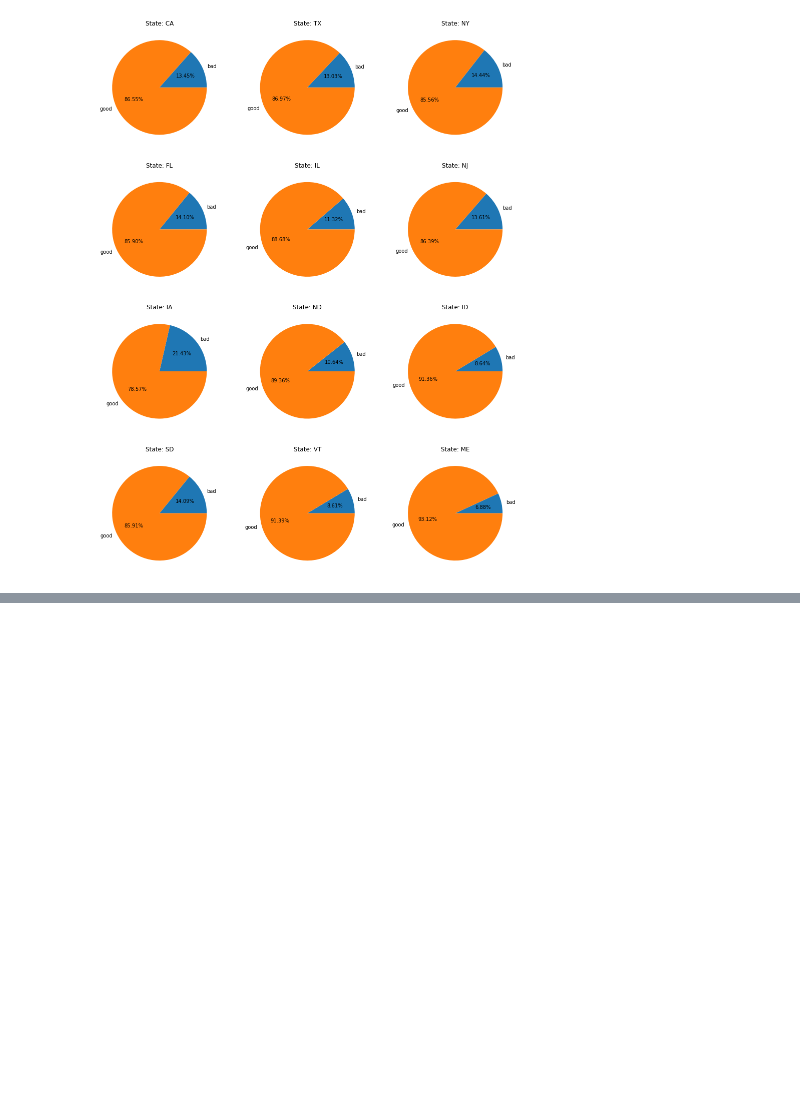
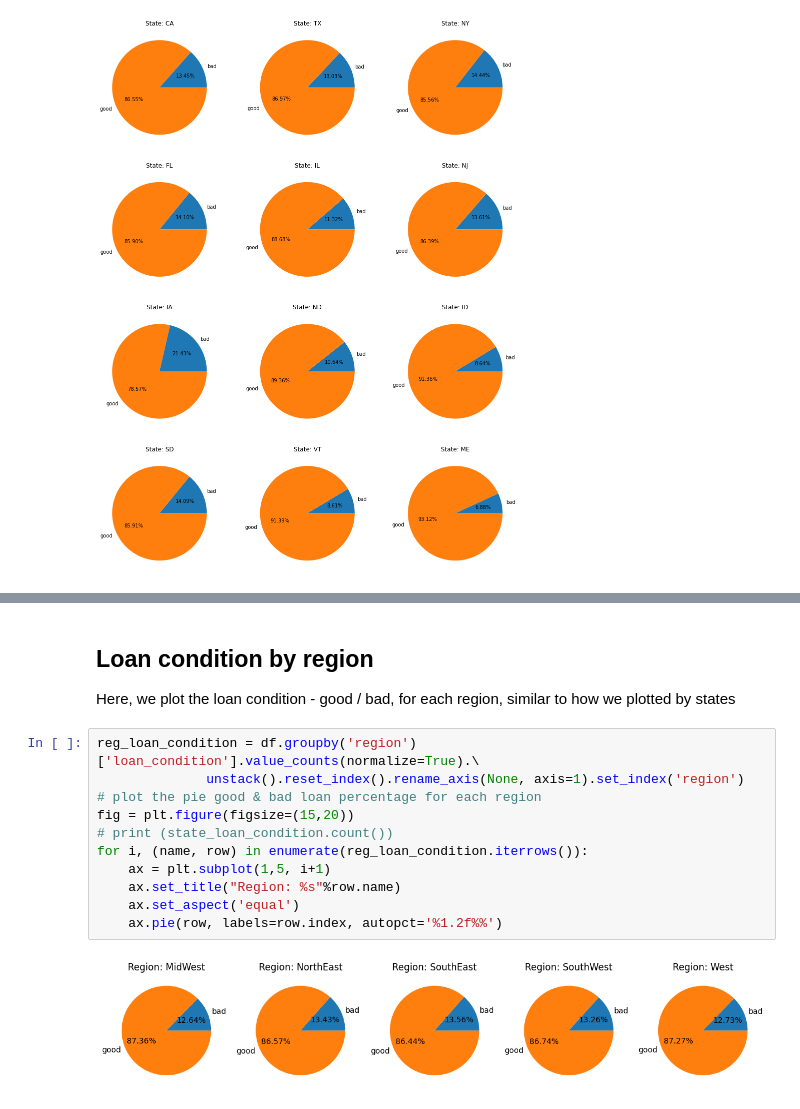
Before and after one commit to chihongtao91/loan_prediction, a Jupyter notebook: data_exploration.ipynb, the cells around one changed output, grey strips where cells are left out. Saved outputs shown, nothing was run; the diff lists cells and outputs as text; blank space fills up the shorter version.

```diff
--- a/data_exploration.ipynb
+++ b/data_exploration.ipynb
@@ -164,0 +264,16 @@ for i, (name, row) in enumerate(plot_df.iterrows()):
+# %% [markdown]
+## Loan condition by region
+Here, we plot the loan condition - good / bad, for each region, similar to how we plotted by states
+# %%
+reg_loan_condition = df.groupby('region')['loan_condition'].value_counts(normalize=True).\
+              unstack().reset_index().rename_axis(None, axis=1).set_index('region')
+# plot the pie good & bad loan percentage for each region
+fig = plt.figure(figsize=(15,20))
+# print (state_loan_condition.count())
+for i, (name, row) in enumerate(reg_loan_condition.iterrows()):
+    ax = plt.subplot(1,5, i+1)
+    ax.set_title("Region: %s"%row.name)
+    ax.set_aspect('equal')
+    ax.pie(row, labels=row.index, autopct='%1.2f%%')
+# %% [output]
+[figure, added]
```
Also changed, not shown: parts of 6 cells of this notebook, 1 other file.
